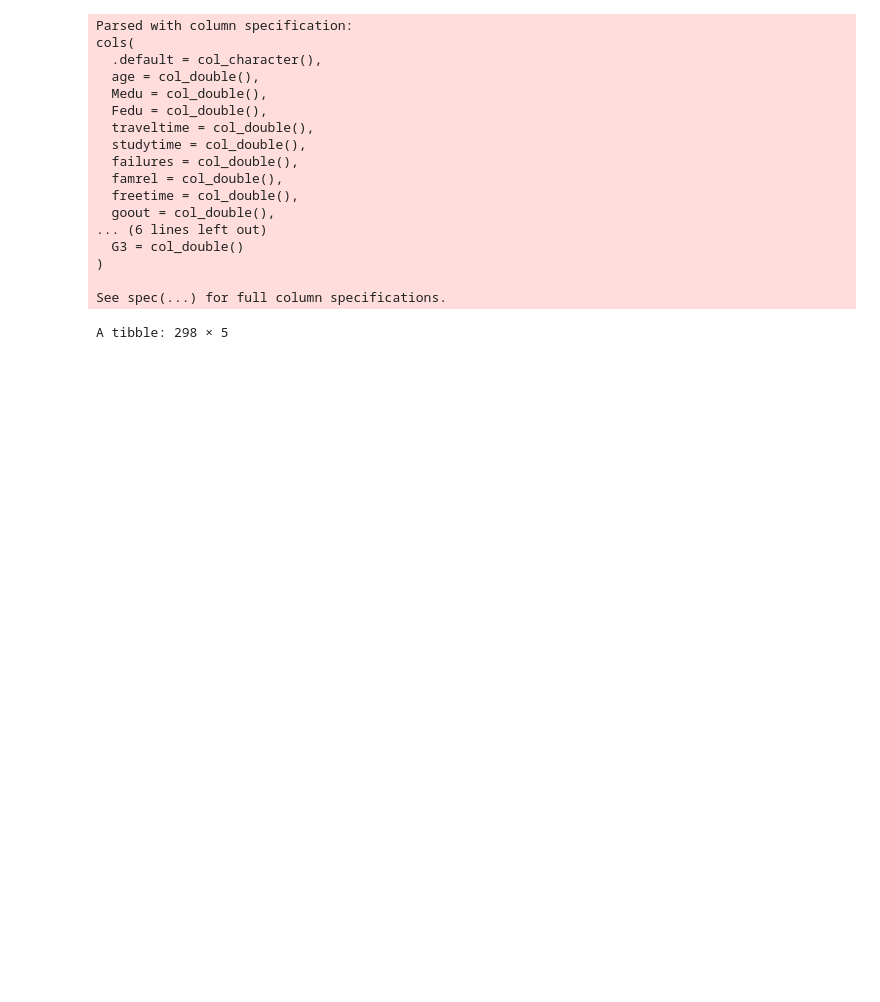
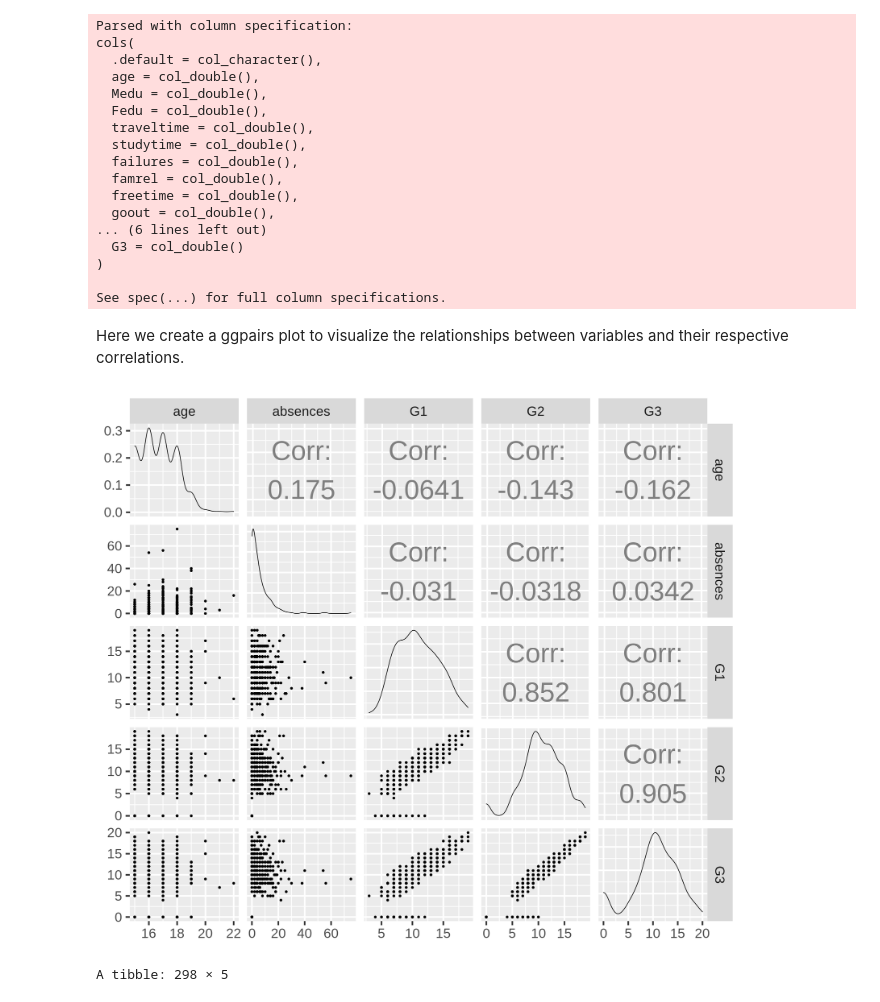
Before and after one commit to Canaut/DSCI100-Project, a Jupyter notebook: Project_Report.ipynb, the cells around one changed output. Cells and saved outputs as stored; diff of their text form; code cells hidden in the pictures; blank space fills up the shorter version.

```diff
--- a/Project_Report.ipynb
+++ b/Project_Report.ipynb
@@ -45,6 +28,18 @@ cols(
 )
 
 See spec(...) for full column specifications.
+# %% [markdown]
+Here we create a ggpairs plot to visualize the relationships between variables and their respective correlations.
+# %%
+# create ggpairs plot
+options(repr.plot.width = 15,repr.plot.height=13)
+plot_pairs <- data %>%
+  select(age, absences, G1, G2, G3) %>%
+  ggpairs(upper = list(continuous = wrap("cor", size = 16))) +
+  theme_grey(base_size = 28)
+plot_pairs
+# %% [output]
+[figure, added]
 # %%
 set.seed(123)
 # splitting data into training data/testing data
```
Also changed, not shown: parts of 16 cells of this notebook.
